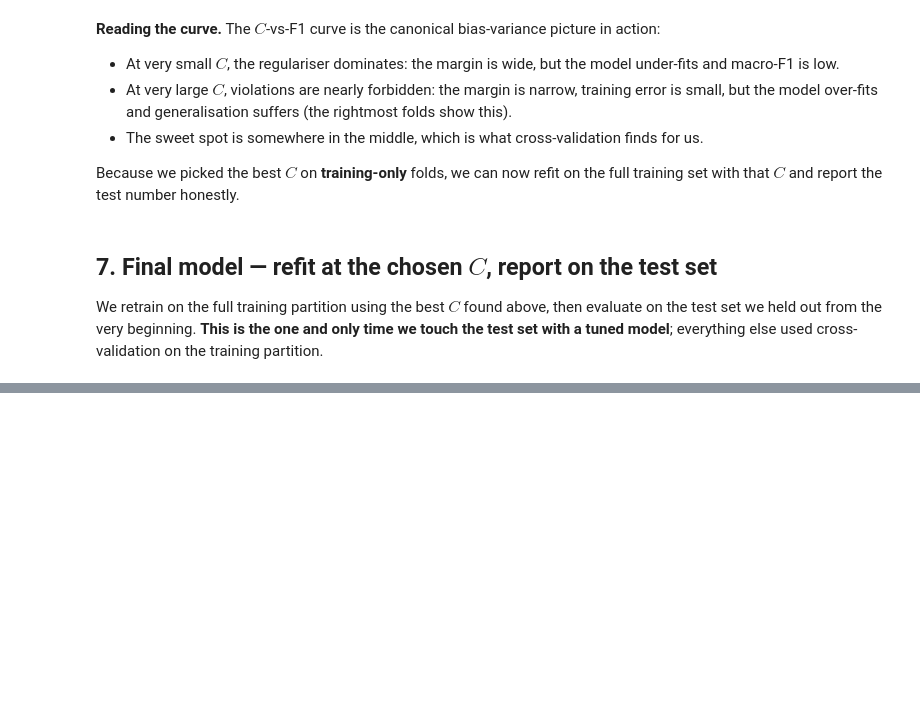
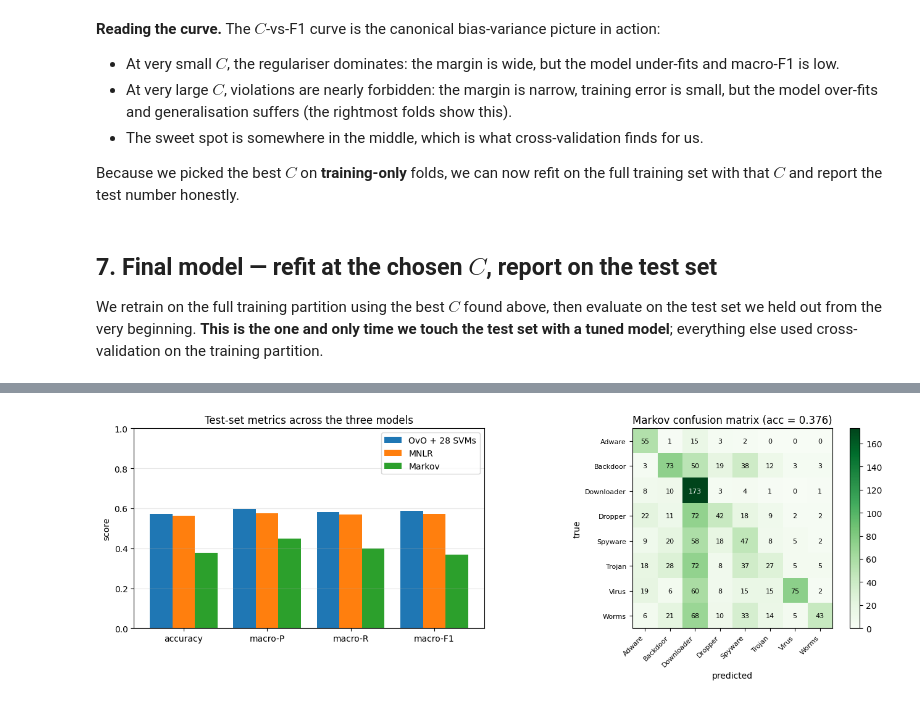
Before and after one commit to ba1chev/Chimera-47, a Jupyter notebook: notebooks/01_experiment.ipynb, the cells around one changed output, grey strips where cells are left out. Cells and saved outputs as stored; diff of their text form; code cells hidden in the pictures; blank space fills up the shorter version.

Commit message:
Pitted three model families against MAL-API-2019 in the experiment notebook

```diff
--- a/notebooks/01_experiment.ipynb
+++ b/notebooks/01_experiment.ipynb
@@ -193,7 +193,7 @@ def make_binary_svm(pair):
         classes=pair_arr,
         binary_label_encoder=BinaryLabelEncoder(pair_arr),
         regularization_strength=1.0,
-        max_iterations=20000,
+        max_iterations=20000
     )
 
 
@@ -276,7 +276,7 @@ for true_index in range(dataset.count_of_classes):
             pred_index, true_index, str(value),
             ha='center', va='center',
             color='white' if value > threshold else 'black',
-            fontsize=9,
+            fontsize=9
         )
 
 fig.colorbar(im, ax=ax, fraction=0.045)
@@ -322,7 +322,7 @@ for C in C_VALUES:
             classes=pair_arr,
             binary_label_encoder=BinaryLabelEncoder(pair_arr),
             regularization_strength=C,
-            max_iterations=20000,
+            max_iterations=20000
         )
 
     for fold in folds:
@@ -332,7 +332,7 @@ for C in C_VALUES:
         y_fold_val = y_train[fold.validation_indices]
 
         fold_classifier = OneVsOneClassifier(
-            classes=class_indices, binary_model_factory=make_svm_with_C,
+            classes=class_indices, binary_model_factory=make_svm_with_C
         ).fit(X_fold_train, y_fold_train)
         fold_predictions = fold_classifier.predict(X_fold_val)
         fold_scores.append(MacroF1Metric().evaluate(y_fold_val, fold_predictions))
@@ -392,12 +392,12 @@ def make_final_svm(pair, C=best_C):
         classes=pair_arr,
         binary_label_encoder=BinaryLabelEncoder(pair_arr),
         regularization_strength=C,
-        max_iterations=20000,
+        max_iterations=20000
     )
 
 
 final_classifier = OneVsOneClassifier(
-    classes=class_indices, binary_model_factory=make_final_svm,
+    classes=class_indices, binary_model_factory=make_final_svm
 ).fit(X_train, y_train)
 y_predicted_final = final_classifier.predict(X_test)
 
@@ -427,0 +621,49 @@ improvement over the unvalidated C=1 baseline:
+# %%
+fig, axes = plt.subplots(1, 2, figsize=(13, 4.6))
+
+models = ['OvO + SVMs', 'MNLR', 'Markov']
+colors = ['C0', 'C1', 'C2']
+
+ax_left = axes[0]
+metric_names = ['accuracy', 'macro_precision', 'macro_recall', 'macro_f1']
+metric_labels = ['accuracy', 'macro-P', 'macro-R', 'macro-F1']
+x = np.arange(len(metric_names))
+width = 0.27
+
+svm_values = [svm_metrics[m] for m in metric_names]
+mnlr_values = [mnlr_metrics[m] for m in metric_names]
+markov_values = [markov_metrics[m] for m in metric_names]
+
+ax_left.bar(x - width, svm_values, width, label='OvO + 28 SVMs', color=colors[0])
+ax_left.bar(x, mnlr_values, width, label='MNLR', color=colors[1])
+ax_left.bar(x + width, markov_values, width, label='Markov', color=colors[2])
+ax_left.set_xticks(x)
+ax_left.set_xticklabels(metric_labels)
+ax_left.set_ylim(0, 1.0)
+ax_left.set_ylabel('score')
+ax_left.set_title('Test-set metrics across the three models')
+ax_left.legend()
+ax_left.grid(alpha=0.3, axis='y')
+
+ax_right = axes[1]
+markov_confusion = ConfusionMatrix(classes=class_indices).compute(y_test, markov_predictions)
+im = ax_right.imshow(markov_confusion, cmap='Greens')
+ax_right.set_xticks(range(dataset.count_of_classes))
+ax_right.set_yticks(range(dataset.count_of_classes))
+ax_right.set_xticklabels(dataset.label_names, rotation=45, ha='right', fontsize=8)
+ax_right.set_yticklabels(dataset.label_names, fontsize=8)
+ax_right.set_xlabel('predicted')
+ax_right.set_ylabel('true')
+ax_right.set_title(f"Markov confusion matrix (acc = {markov_metrics['accuracy']:.3f})")
+threshold = markov_confusion.max() / 2.0
+for true_index in range(dataset.count_of_classes):
+    for pred_index in range(dataset.count_of_classes):
+        value = markov_confusion[true_index, pred_index]
+        ax_right.text(pred_index, true_index, str(value), ha='center', va='center',
+                      color='white' if value > threshold else 'black', fontsize=8)
+fig.colorbar(im, ax=ax_right, fraction=0.045)
+
+plt.tight_layout()
+plt.show()
+# %% [output]
+[figure, added]
```
Also changed, not shown: parts of 13 cells of this notebook.
